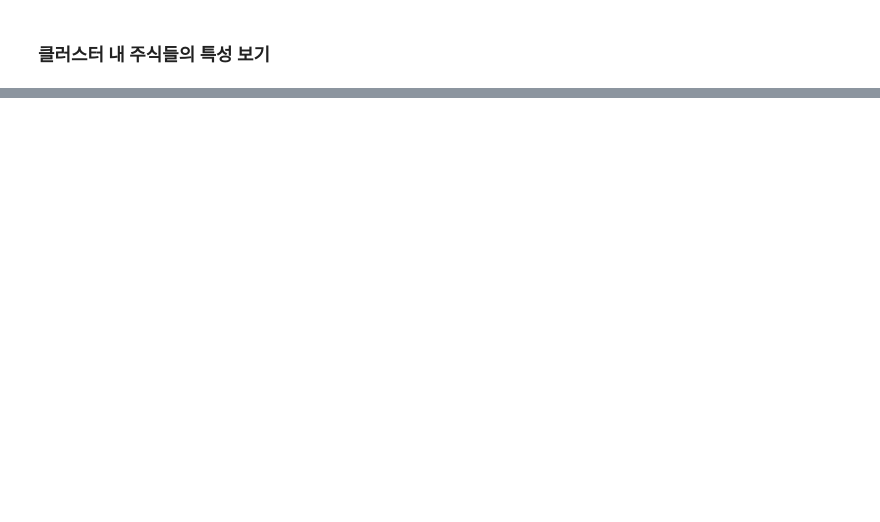
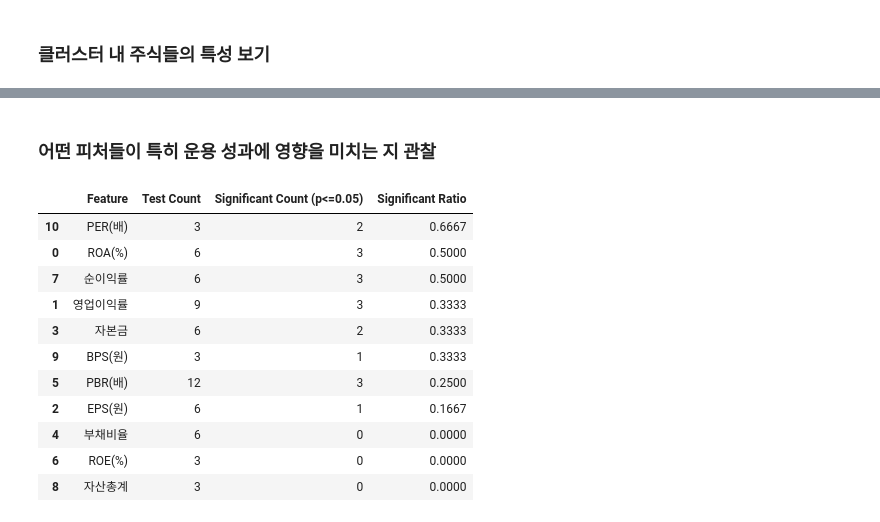
Before and after one commit to taekyounglee1224/SWCAP-Clustering-Valuation-Portfolio, a Jupyter notebook: clustering_portfolio.ipynb, the cells around one changed output, grey strips where cells are left out. Saved outputs shown, nothing was run; the diff lists cells and outputs as text; code cells hidden in the pictures; blank space fills up the shorter version.

Commit message:
code modified (+클러스터 특성 파악)

```diff
--- a/clustering_portfolio.ipynb
+++ b/clustering_portfolio.ipynb
@@ -1011,15 +1061,3 @@ pd.DataFrame(t_test_results['filtered_cluster_13']['in_sample'])
 ### 클러스터 내 주식들의 특성 보기
 # %%
 X_scaled_df['Cluster'] = selected_labels  # selected_labels는 전체 샘플 수와 같음
-# %%
-# 클러스터별 평균값 계산
-cluster_feature_means = X_scaled_df.groupby('Cluster').mean()
-
-# 클러스터 대표 피처 출력
-top_n = 3
-for cluster_id, row in cluster_feature_means.iterrows():
-    print(f"\n🟦 클러스터 {cluster_id}의 대표 피처 TOP {top_n}:")
-    top_features = row.abs().sort_values(ascending=False).head(top_n).index
-    for feature in top_features:
-        direction = "높음" if row[feature] > 0 else "낮음"
-        print(f"- {feature}: 평균값 {row[feature]:.2f} ({direction})")
@@ -1043,0 +1064,16 @@ for cluster_id, row in cluster_feature_means.iterrows():
+# %%
+# 클러스터별 대표 피처 top_n 자동 추출 + 출력
+cluster_features = {}
+top_n = 3
+
+for cluster_id in used_cluster_ids:
+    row = cluster_feature_means.loc[cluster_id]
+    top_features = row.abs().sort_values(ascending=False).head(top_n).index.tolist()
+    cluster_features[f'cluster_{cluster_id}'] = top_features
+
+    # 출력
+    print(f"\n🟦 클러스터 {cluster_id}의 대표 피처 TOP {top_n}:")
+    for feature in top_features:
+        value = row[feature]
+        direction = "높음" if value > 0 else "낮음"
+        print(f"- {feature}: 평균값 {value:.2f} ({direction})")
@@ -1043,0 +1098,2 @@ for cluster_id, row in cluster_feature_means.iterrows():
+# %% [markdown]
+### 어떤 피처들이 특히 운용 성과에 영향을 미치는 지 관찰
@@ -1043,0 +1151,15 @@ for cluster_id, row in cluster_feature_means.iterrows():
+# %%
+in_summary_df
+# %% [output]
+|  | Feature | Test Count | Significant Count (p<=0.05) | Significant Ratio |
+| 10 | PER(배) | 3 | 2 | 0.6667 |
+| 0 | ROA(%) | 6 | 3 | 0.5000 |
+| 7 | 순이익률 | 6 | 3 | 0.5000 |
+| 1 | 영업이익률 | 9 | 3 | 0.3333 |
+| 3 | 자본금 | 6 | 2 | 0.3333 |
+| 9 | BPS(원) | 3 | 1 | 0.3333 |
+| 5 | PBR(배) | 12 | 3 | 0.2500 |
+| 2 | EPS(원) | 6 | 1 | 0.1667 |
+| 4 | 부채비율 | 6 | 0 | 0.0000 |
+| 6 | ROE(%) | 3 | 0 | 0.0000 |
+| 8 | 자산총계 | 3 | 0 | 0.0000 |
```
Also changed, not shown: parts of 24 cells of this notebook.
